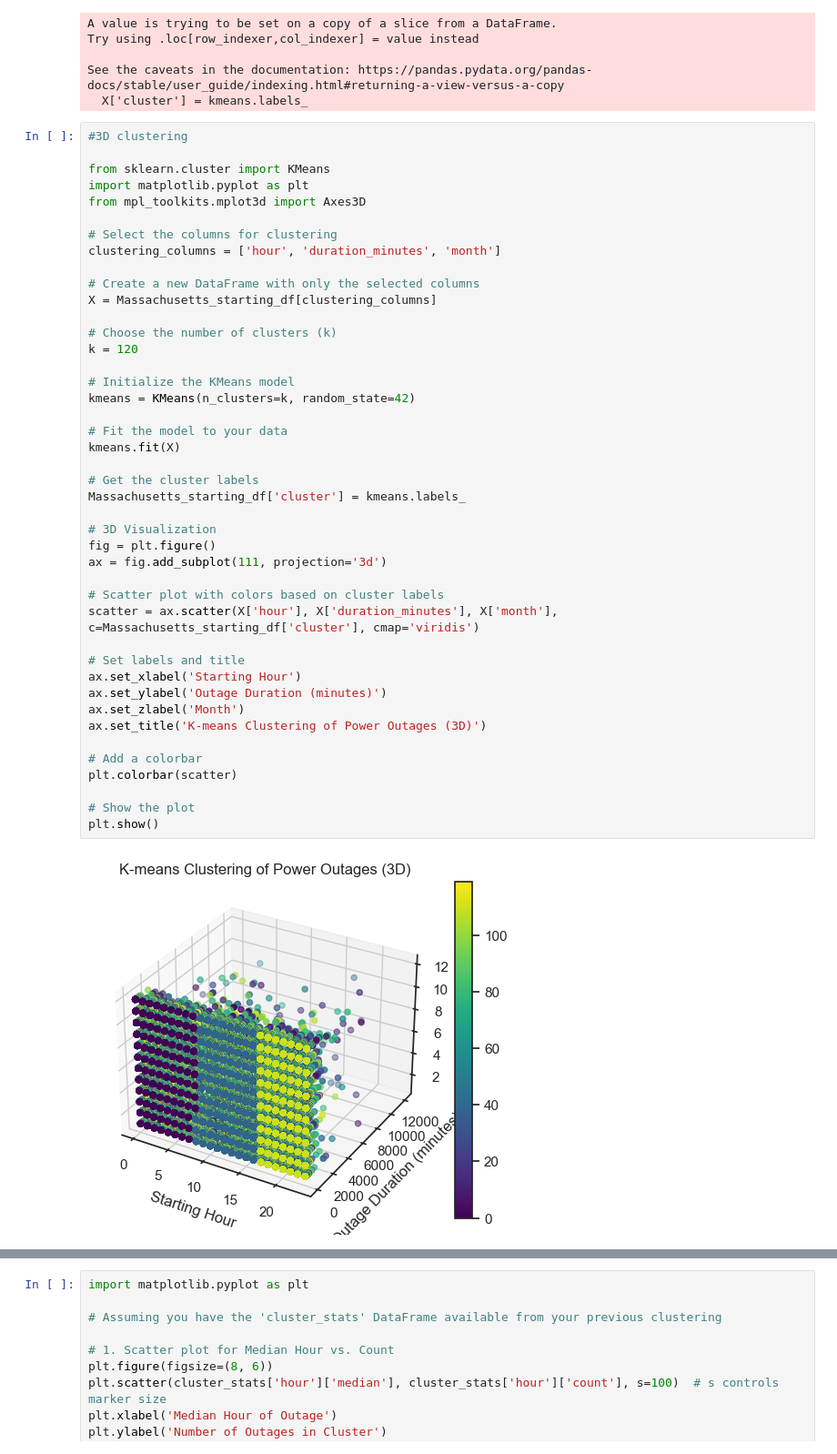
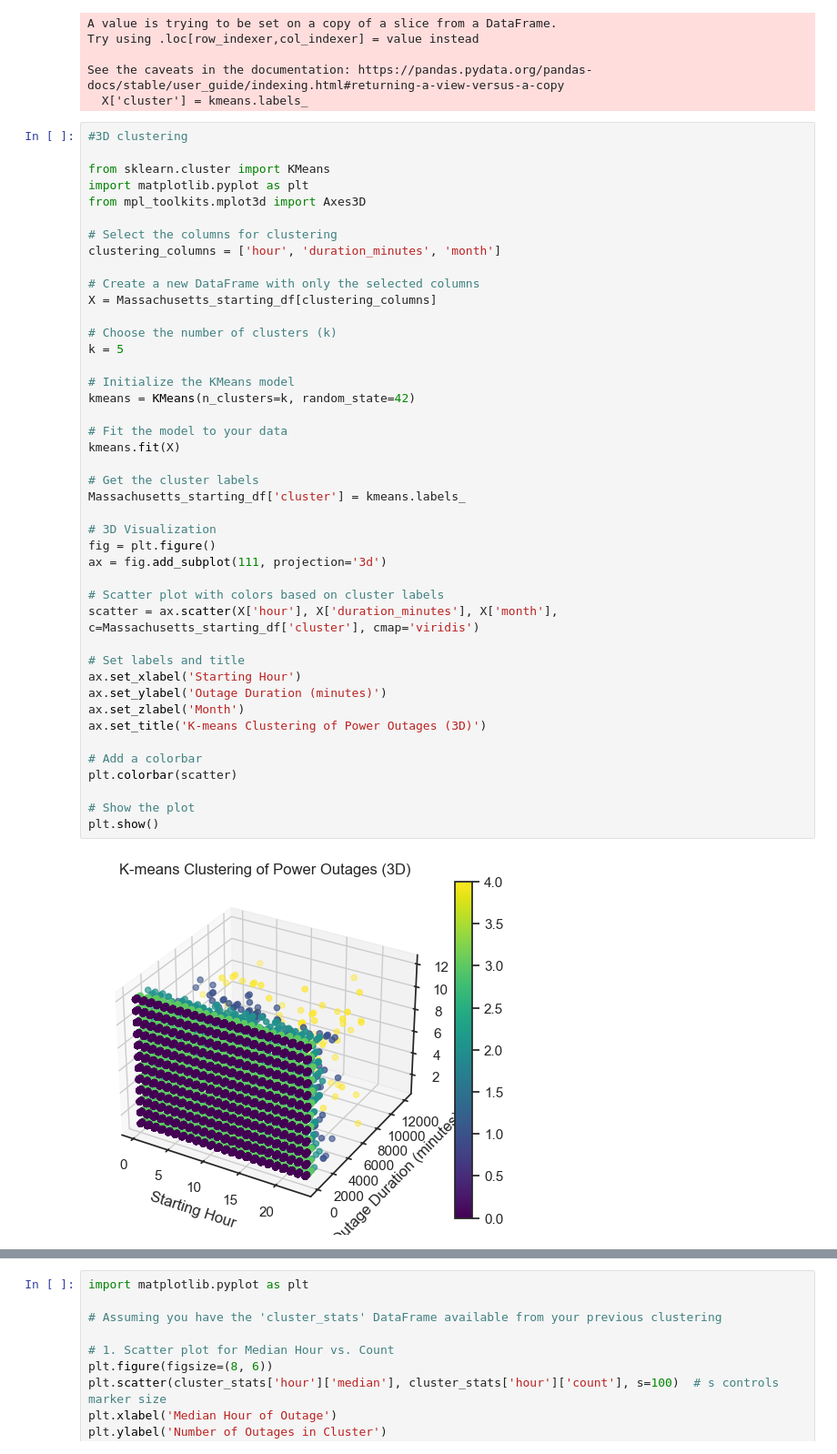
Before and after one commit to JonasSchweiger/Power_Outages_Code, a Jupyter notebook: Power_Outages_new.ipynb, the cells around one changed output, grey strips where cells are left out. Shown at 91% size. Cells and saved outputs as stored; diff of their text form.

```diff
--- a/Power_Outages_new.ipynb
+++ b/Power_Outages_new.ipynb
@@ -702,37 +703,37 @@ clustering_columns = ['hour', 'duration_minutes', 'month']
 X = Massachusetts_starting_df[clustering_columns]
 
 # Choose the number of clusters (k)
-k = 120
+k = 5
 
 # Initialize the KMeans model
 kmeans = KMeans(n_clusters=k, random_state=42)
 
 # Fit the model to your data
 kmeans.fit(X)
 
 # Get the cluster labels
 Massachusetts_starting_df['cluster'] = kmeans.labels_
 
 # 3D Visualization
 fig = plt.figure()
 ax = fig.add_subplot(111, projection='3d')
 
 # Scatter plot with colors based on cluster labels
 scatter = ax.scatter(X['hour'], X['duration_minutes'], X['month'], c=Massachusetts_starting_df['cluster'], cmap='viridis')
 
 # Set labels and title
 ax.set_xlabel('Starting Hour')
 ax.set_ylabel('Outage Duration (minutes)')
 ax.set_zlabel('Month')
 ax.set_title('K-means Clustering of Power Outages (3D)')
 
 # Add a colorbar
 plt.colorbar(scatter)
 
 # Show the plot
 plt.show()
 # %% [output]
-[figure, old version]
+[figure, new version]
 # %%
 # Add cluster labels to the X DataFrame
 X['cluster'] = kmeans.labels_
```
Also changed, not shown: parts of 13 cells of this notebook, 1 other file.
